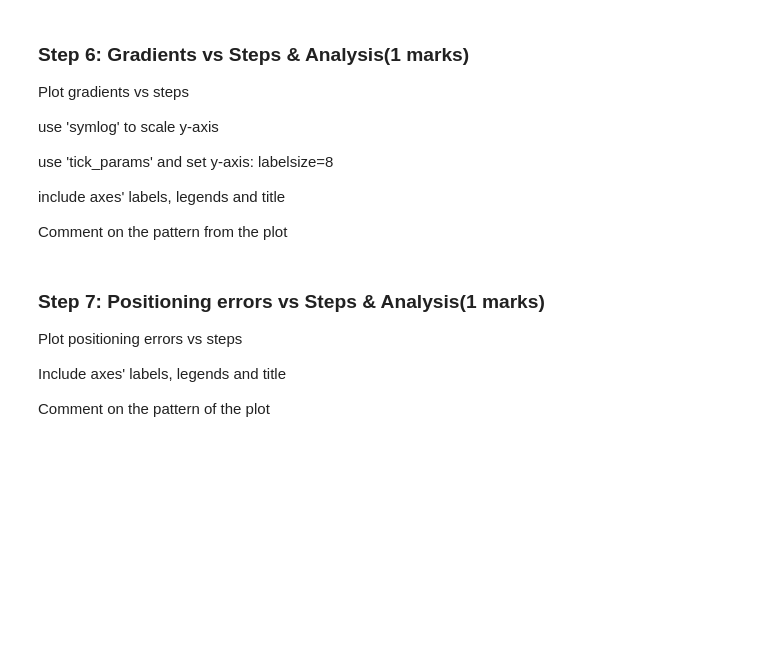
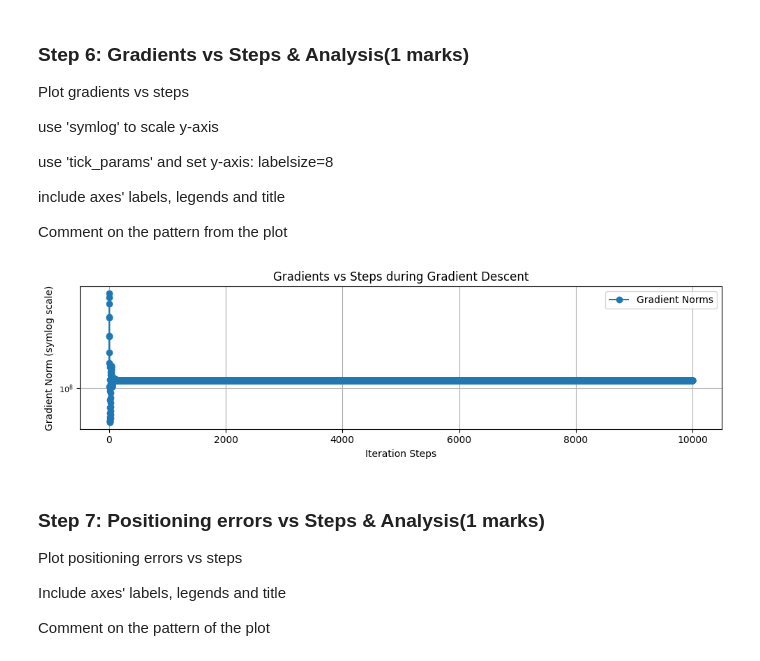
Before and after one commit to HemenSamadi/ENGG680_2025_Fall, a Jupyter notebook: Lab_Assignment2/Assignment2_Upload.ipynb, the cells around one changed output. Drawn from its saved outputs; the diff is of its cells as text; code cells hidden in the pictures; blank space fills up the shorter version.

```diff
--- a/Lab_Assignment2/Assignment2_Upload.ipynb
+++ b/Lab_Assignment2/Assignment2_Upload.ipynb
@@ -571,13 +675,30 @@ Comment on the pattern from the plot
 # %%
 fig , ax = plt.subplots(nrows=1,ncols=1, figsize=(10,3))
 # (0.5 marks)
-# ...
+# Plot gradient norms vs iteration steps with symlog scaling
+ax.plot(range(len(grad_norms)), grad_norms, marker='o', linestyle='-', label="Gradient Norms")
+ax.set_yscale('symlog')   # symmetric log scale for y-axis
+
+# Label axes
+ax.set_xlabel("Iteration Steps")
+ax.set_ylabel("Gradient Norm (symlog scale)")
+
+# Adjust tick label size
+ax.tick_params(axis='y', labelsize=8)
+
+# Add title and legend
+ax.set_title("Gradients vs Steps during Gradient Descent")
+ax.legend()
+
+
 ax.grid(True)
 fig.tight_layout()
 plt.show()
 
 # Comment on the pattern (0.5 marks)
 # ...
+# %% [output]
+[figure, added]
 # %% [markdown]
 ### Step 7: Positioning errors vs Steps & Analysis(1 marks)
 Plot positioning errors vs steps
```
Also changed, not shown: parts of 30 cells of this notebook.
